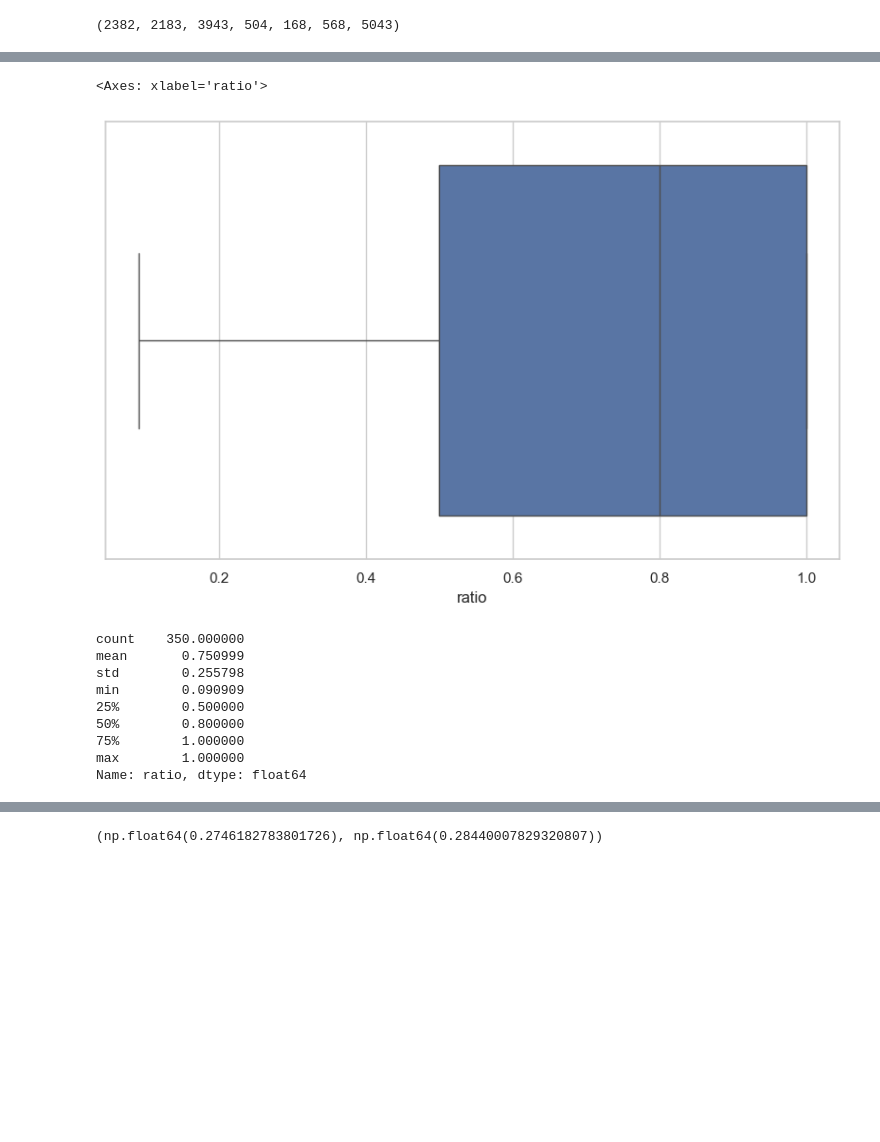
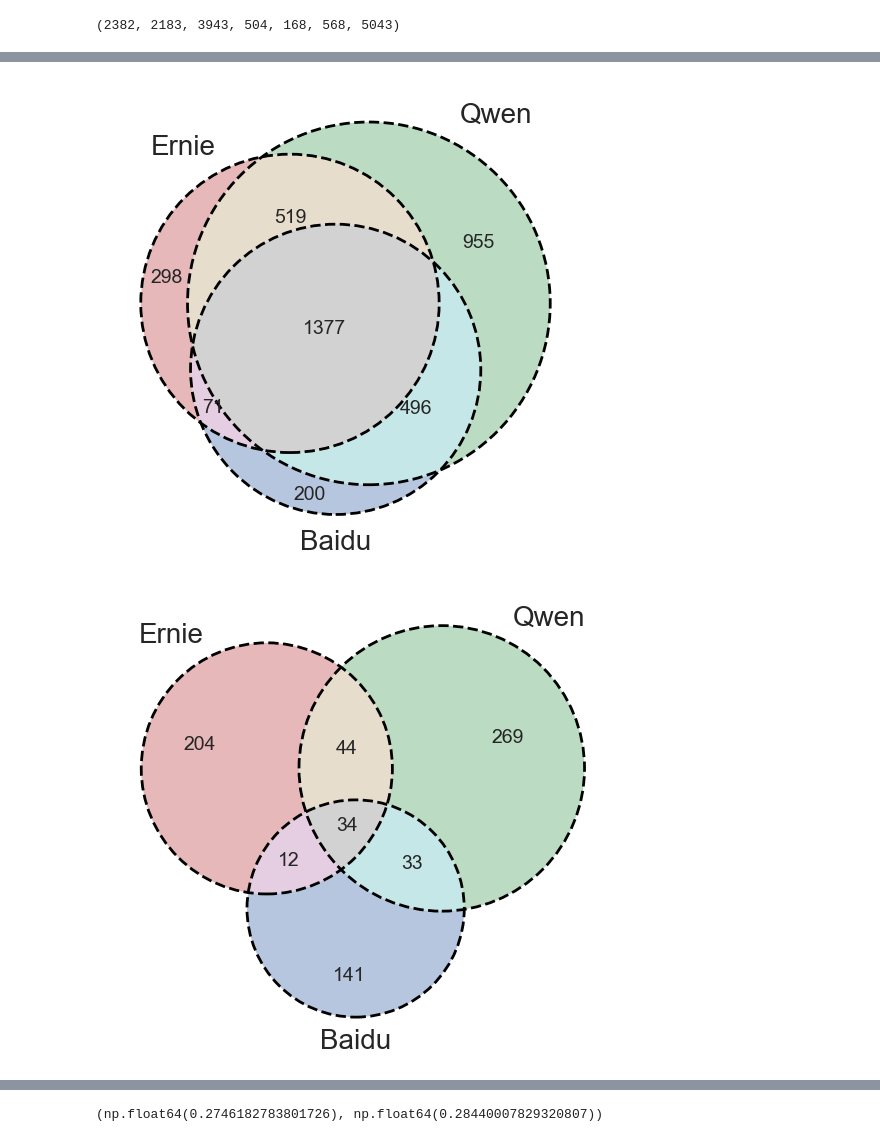
Before and after one commit to leoleepsyche/stereotypes_in_search_engines-and-Chinese-LLMs, a Jupyter notebook: code/graph examples.ipynb, the cells around one changed output, grey strips where cells are left out. Drawn from its saved outputs; the diff is of its cells as text; code cells hidden in the pictures; blank space fills up the shorter version.

Commit message:
double check synset sentiment

```diff
--- a/code/graph examples.ipynb
+++ b/code/graph examples.ipynb
@@ -652,18 +586,0 @@ sns.boxplot(data=check, x="ratio", hue="src")
-# %%
-check_all = check_syn_sentiment(set_baidu_negative.union(set_qwen_negative).union(set_ernie_negative))
-sns.boxplot(data=check_all, x="ratio")
-# %% [output]
-<Axes: xlabel='ratio'>
-[figure, removed]
-# %%
-check_all.ratio.describe()
-# %% [output]
-count    350.000000
-mean       0.750999
-std        0.255798
-min        0.090909
-25%        0.500000
-50%        0.800000
-75%        1.000000
-max        1.000000
-Name: ratio, dtype: float64
@@ -671,0 +587,53 @@ Name: ratio, dtype: float64
+# %%
+# only negative terms
+
+baidu_negative = baidu[(baidu['aliyun_sentiment'] == 'Negative') & (baidu.suggestion_starts_with_query)]
+ernie_negative = ernie[ernie["aliyun_sentiment"] == "Negative"]
+qwen_negative = qwen[qwen["aliyun_sentiment"] == "Negative"]
+
+list_ernie_syn_negative = [extended.get(el, [el])[0] for el in ernie_negative.json_response.tolist()]
+list_qwen_syn_negative = [extended.get(el, [el])[0] for el in qwen_negative.json_response.tolist()]
+list_baidu_syn_negative = [extended.get(el, [el])[0] for el in baidu_negative.response_values.tolist()]
+
+allel_negative = list_ernie_syn_negative + list_qwen_syn_negative + list_baidu_syn_negative
+
+ABC = sum([1 if (el in list_ernie_syn_negative and el in list_qwen_syn_negative and el in list_baidu_syn_negative) else 0 for el in allel_negative])
+Abc = sum([1 if (el in list_ernie_syn_negative and el not in list_qwen_syn_negative and el not in list_baidu_syn_negative) else 0 for el in allel_negative])
+aBc = sum([1 if (el not in list_ernie_syn_negative and el in list_qwen_syn_negative and el not in list_baidu_syn_negative) else 0 for el in allel_negative])
+ABc = sum([1 if (el in list_ernie_syn_negative and el in list_qwen_syn_negative and el not in list_baidu_syn_negative) else 0 for el in allel_negative])
+abC = sum([1 if (el not in list_ernie_syn_negative and el not in list_qwen_syn_negative and el in list_baidu_syn_negative) else 0 for el in allel_negative])
+AbC = sum([1 if (el in list_ernie_syn_negative and el not in list_qwen_syn_negative and el in list_baidu_syn_negative) else 0 for el in allel_negative])
+aBC = sum([1 if (el not in list_ernie_syn_negative and el in list_qwen_syn_negative and el in list_baidu_syn_negative) else 0 for el in allel_negative])
+
+g = venn3((Abc, aBc, ABc, abC, AbC, aBC, ABC), set_labels = ('Ernie', 'Qwen', 'Baidu'))
+venn3_circles((Abc, aBc, ABc, abC, AbC, aBC, ABC), linestyle='dashed')
+
+for text in g.set_labels:
+    text.set_fontsize(venn_font_big)
+for text in g.subset_labels:
+    text.set_fontsize(venn_font_small)
+
+plt.savefig('venn3_syn_repetitions_negative.png', dpi=600)
+plt.show()
+# %% [output]
+[figure, added]
+# %%
+set_ernie_negative = set(ernie_negative.json_response.unique())
+set_qwen_negative = set(qwen_negative.json_response.unique())
+set_baidu_negative = set(baidu_negative.response_values)
+
+set_ernie_syn_negative = set([extended.get(el, [el])[0] for el in set_ernie_negative])
+set_qwen_syn_negative = set([extended.get(el, [el])[0] for el in set_qwen_negative])
+set_baidu_syn_negative = set([extended.get(el, [el])[0] for el in set_baidu_negative])
+
+g = venn3((set_ernie_syn_negative, set_qwen_syn_negative, set_baidu_syn_negative), set_labels = ('Ernie', 'Qwen', 'Baidu'))
+venn3_circles((set_ernie_syn_negative, set_qwen_syn_negative, set_baidu_syn_negative), linestyle='dashed')
+
+for text in g.set_labels:
+    text.set_fontsize(venn_font_big)
+for text in g.subset_labels:
+    text.set_fontsize(venn_font_small)
+
+plt.savefig('venn3_syn_negative.png', dpi=600)
+# %% [output]
+[figure, added]
```
Also changed, not shown: parts of 22 cells of this notebook.
